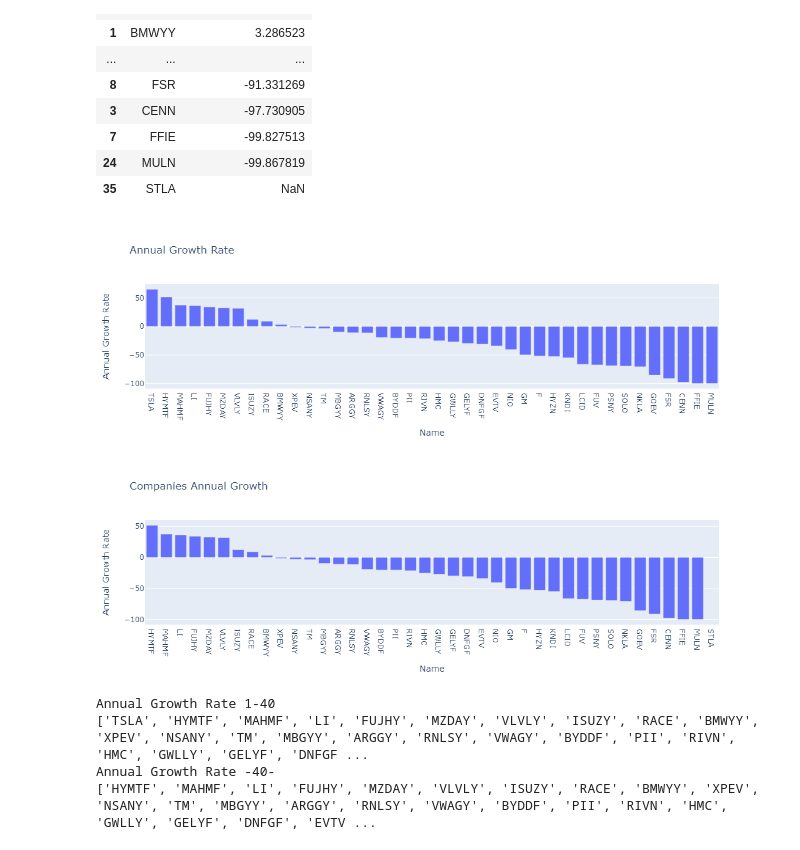
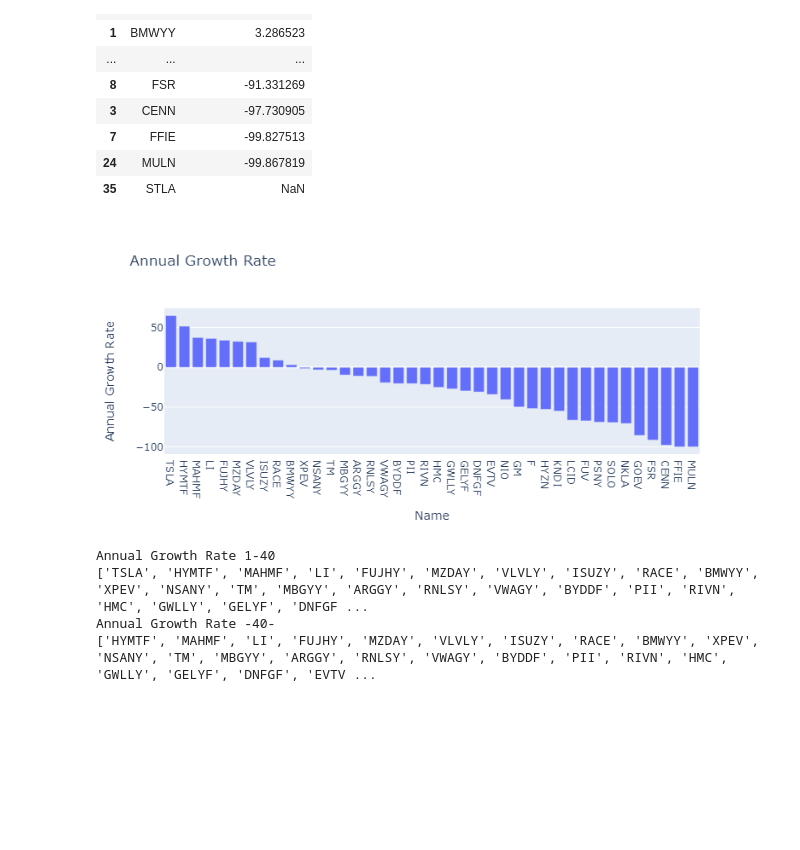
Before and after one commit to navi-08/ev-forecasting, a Jupyter notebook: ev stock analysis.ipynb, the cells around one changed output. Cells and saved outputs as stored; diff of their text form; code cells hidden in the pictures; blank space fills up the shorter version.

```diff
--- a/ev stock analysis.ipynb
+++ b/ev stock analysis.ipynb
@@ -252,11 +252,8 @@ Annual Growth Rate -40-
 # %%
 fig = px.bar(RANKING2[0:40], x='Name', y='Annual Growth Rate',title="Annual Growth Rate")
 fig.show()
-fig = px.bar(RANKING2[-40:], x='Name', y='Annual Growth Rate',title="Companies Annual Growth")
-fig.show()
 # %% [output]
-[figure, old version]
+[figure, new version]
-[figure, removed]
 # %%
 # Calculate the number of trading days in a month (approximately 21 days) and a week (approximately 5 days)
 trading_days_in_month = 21
```
Also changed, not shown: parts of 3 cells of this notebook.
